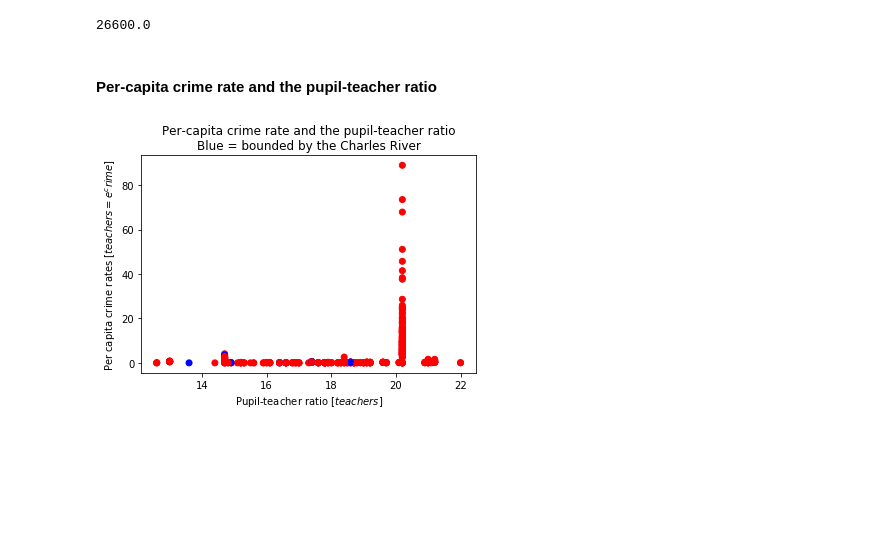
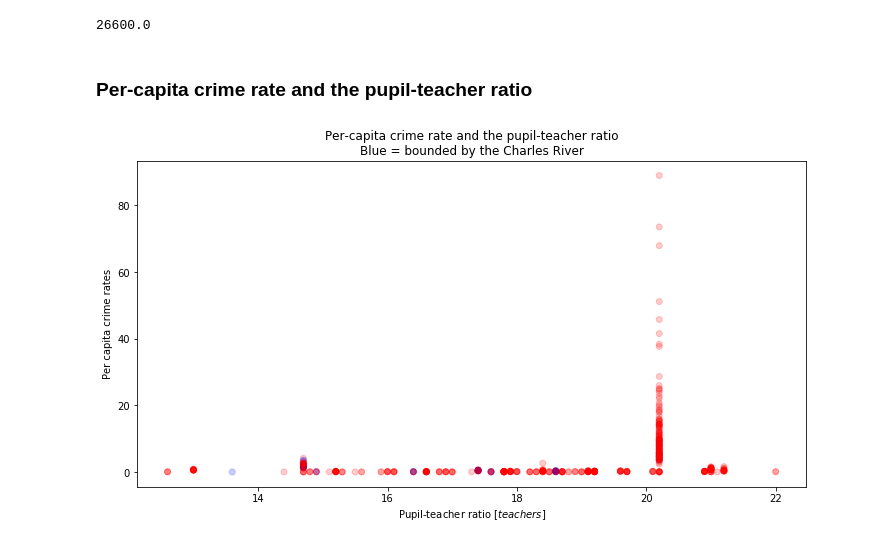
Before and after one commit to morganelle/machine-learning, a Jupyter notebook: Analyze_a_Data_Set.ipynb, the cells around one changed output. Drawn from its saved outputs; the diff is of its cells as text; code cells hidden in the pictures; blank space fills up the shorter version.

Commit message:
added new plot and updated reflections for analyze

```diff
--- a/Analyze_a_Data_Set.ipynb
+++ b/Analyze_a_Data_Set.ipynb
@@ -52,17 +52,18 @@ newest_suburb.medv.mean() * 1000
 # %% [output]
 26600.0
 # %% [markdown]
-#### Per-capita crime rate and the pupil-teacher ratio
+### Per-capita crime rate and the pupil-teacher ratio
 # %%
 crime = boston_data.crim
 teachers = boston_data.ptratio
 river = boston_data.chas
 color = ['red' if r == 0 else 'blue' for r in river]
 # %%
-plt.scatter(teachers, crime, c=color)
+plt.figure(figsize=(12, 6))
+plt.scatter(teachers, crime, c=color, alpha=0.2)
 plt.title('Per-capita crime rate and the pupil-teacher ratio\nBlue = bounded by the Charles River')
 plt.xlabel("Pupil-teacher ratio [$teachers$]")
-plt.ylabel("Per capita crime rates [$teachers = e^crime$]")
+plt.ylabel("Per capita crime rates")
 plt.show()
 # %% [output]
-[figure, old version]
+[figure, new version]
```
Also changed, not shown: parts of 8 cells of this notebook.
